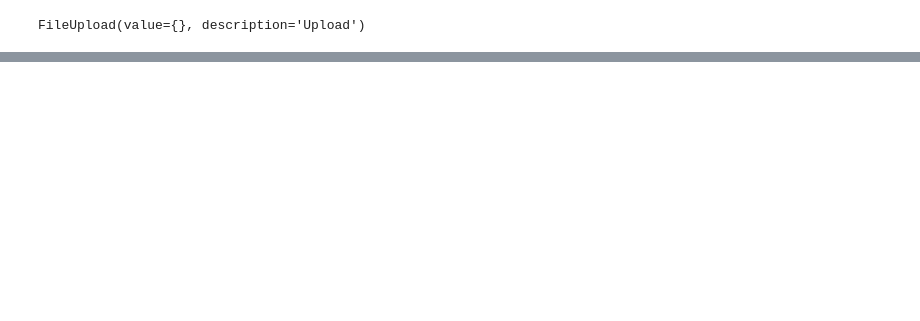
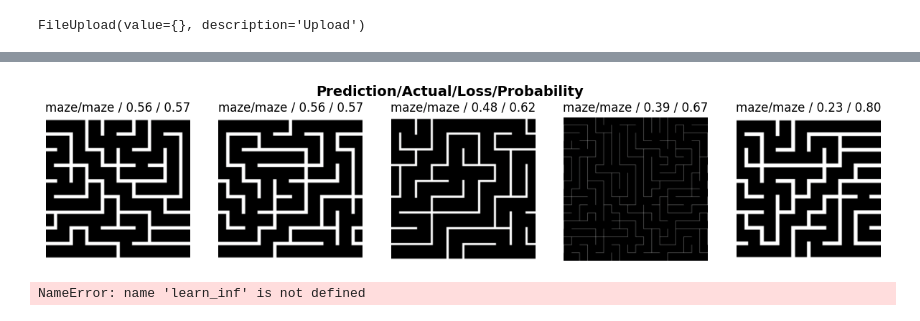
Before and after one commit to nick-leland/DistortionML, a Jupyter notebook: maze-transformation-detection.ipynb, the cells around one changed output, grey strips where cells are left out. Cells and saved outputs as stored; diff of their text form; code cells hidden in the pictures; blank space fills up the shorter version.

```diff
--- a/maze-transformation-detection.ipynb
+++ b/maze-transformation-detection.ipynb
@@ -70,0 +77,3 @@ Probability it is a Maze: 0.000000
+# %%
+interp.plot_top_losses(5, nrows=1)
+# %% [output]
@@ -70,0 +81,5 @@ Probability it is a Maze: 0.000000
+[figure, added]
+# %%
+learn_inf.dls.vocab
+# %% [output]
+NameError: name 'learn_inf' is not defined
```
Also changed, not shown: parts of 12 cells of this notebook.
